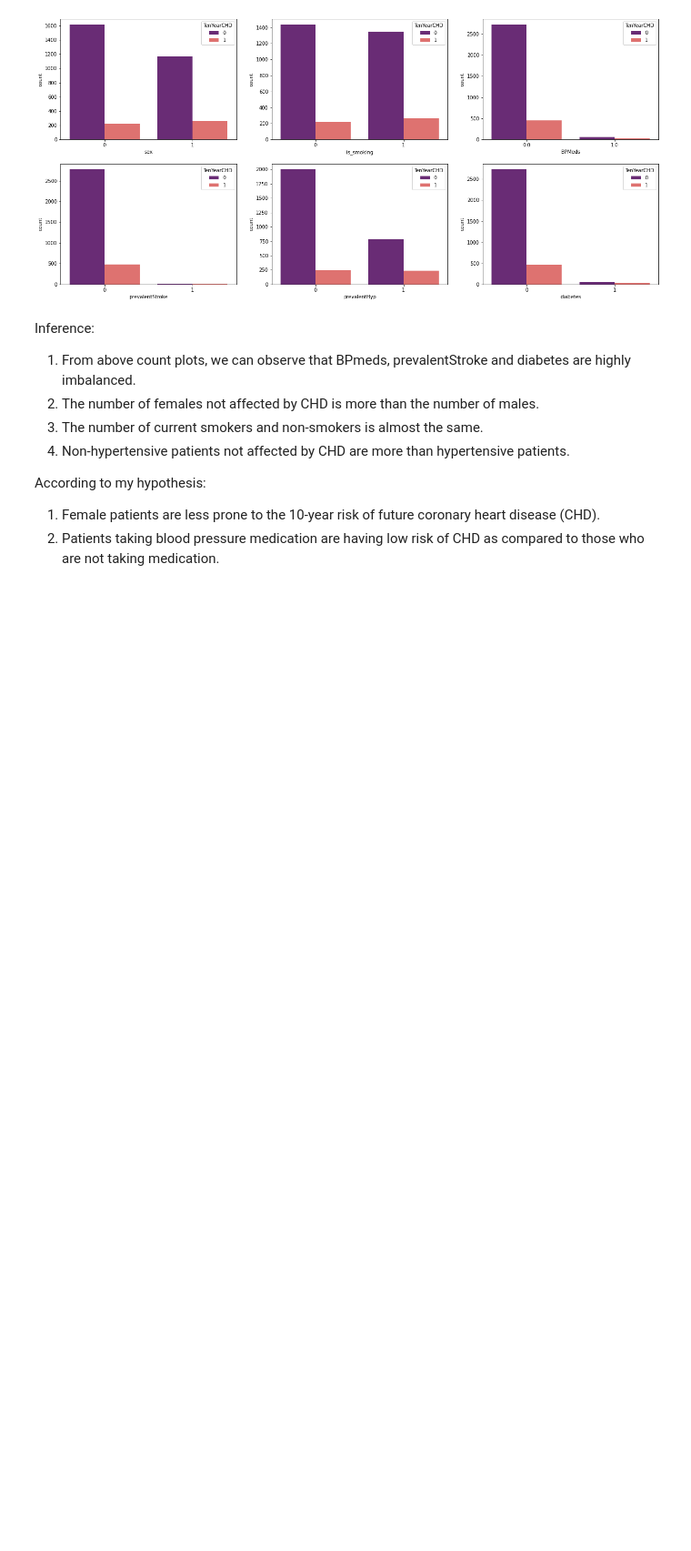
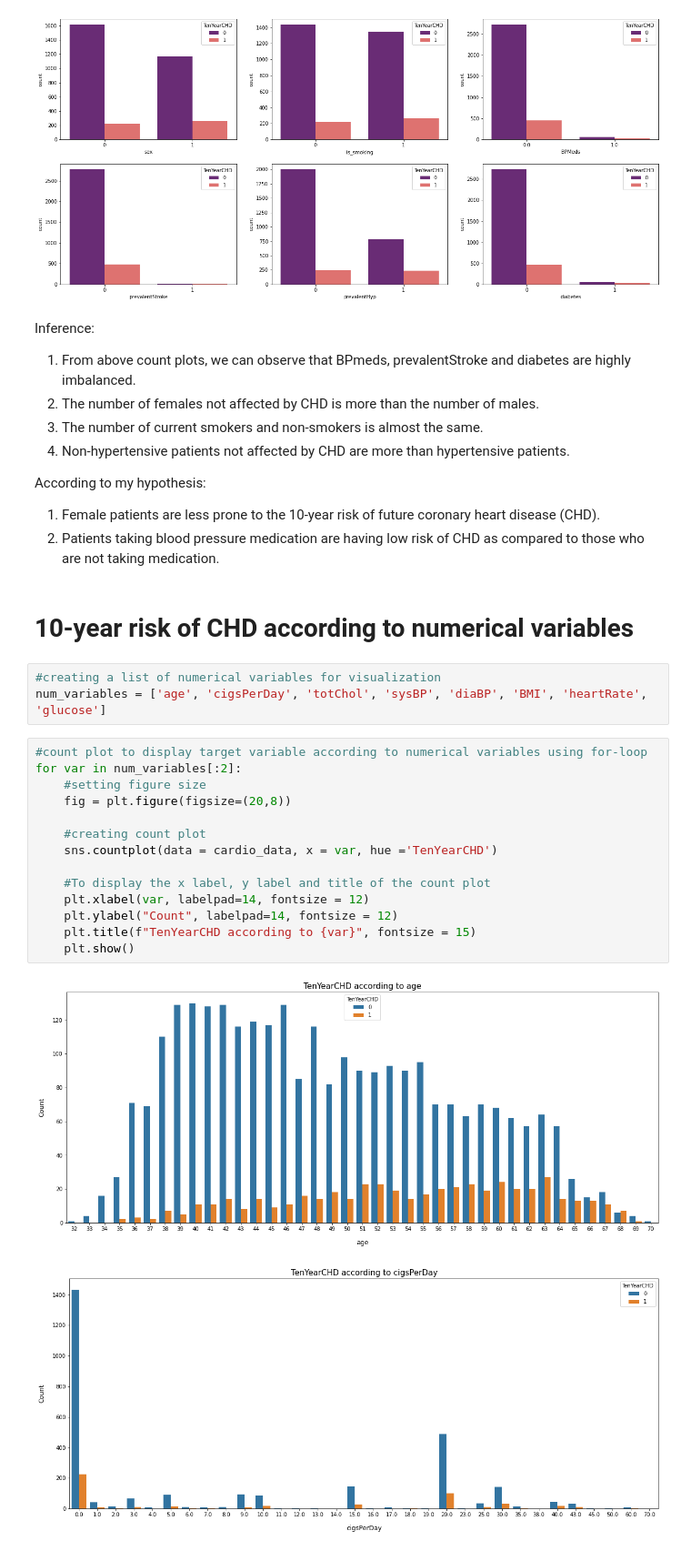
Before and after one commit to Akshadanair/Cardiovascular-Risk-Prediction, a Jupyter notebook: Cardiovascular_Risk_Prediction.ipynb, the cells around one changed output. Shown at 91% size. Saved outputs shown, nothing was run; the diff lists cells and outputs as text; blank space fills up the shorter version.

```diff
--- a/Cardiovascular_Risk_Prediction.ipynb
+++ b/Cardiovascular_Risk_Prediction.ipynb
@@ -452,3 +452,25 @@ Inference:
 According to my hypothesis:
 1. Female patients are less prone to the 10-year risk of future coronary heart disease (CHD).
 2. Patients taking blood pressure medication are having low risk of CHD as compared to those who are not taking medication.
+# %% [markdown]
+# **10-year risk of CHD according to numerical variables**
+# %%
+#creating a list of numerical variables for visualization
+num_variables = ['age', 'cigsPerDay', 'totChol', 'sysBP', 'diaBP', 'BMI', 'heartRate', 'glucose']
+# %%
+#count plot to display target variable according to numerical variables using for-loop
+for var in num_variables[:2]:
+    #setting figure size
+    fig = plt.figure(figsize=(20,8))
+
+    #creating count plot
+    sns.countplot(data = cardio_data, x = var, hue ='TenYearCHD')
+
+    #To display the x label, y label and title of the count plot
+    plt.xlabel(var, labelpad=14, fontsize = 12)
+    plt.ylabel("Count", labelpad=14, fontsize = 12)
+    plt.title(f"TenYearCHD according to {var}", fontsize = 15)
+    plt.show()
+# %% [output]
+[figure, added]
+[figure, added]
```
Also changed, not shown: parts of 11 cells of this notebook.
